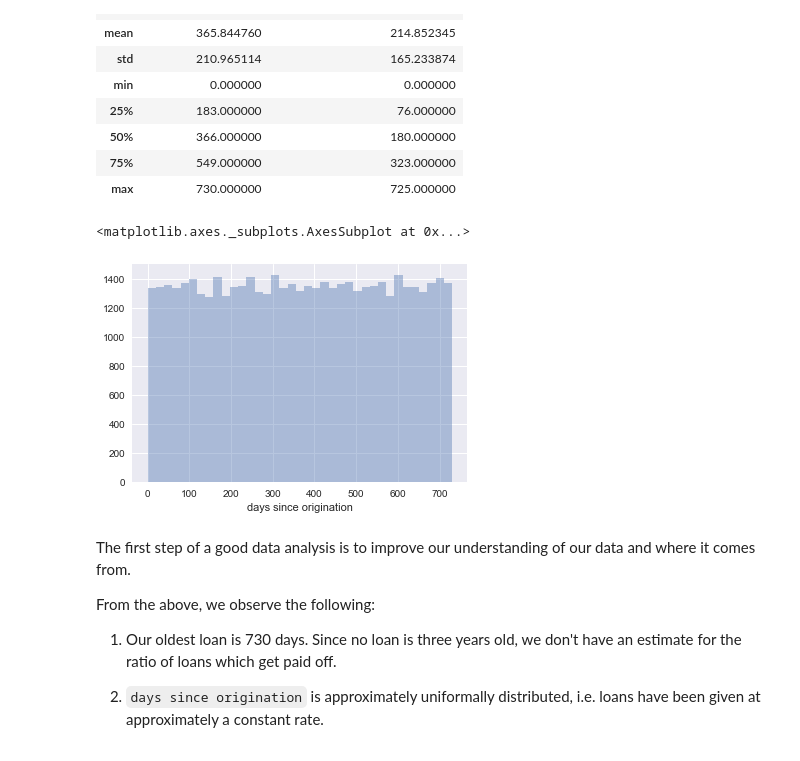
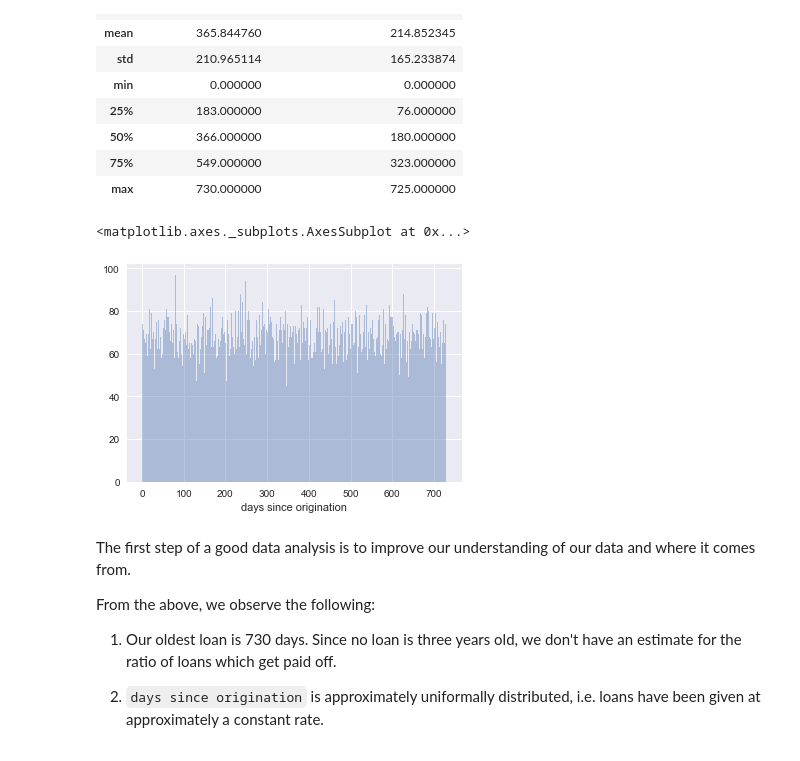
Before and after one commit to welsny/loan-survivorship, a Jupyter notebook: Untitled.ipynb, the cells around one changed output. Saved outputs shown, nothing was run; the diff lists cells and outputs as text; code cells hidden in the pictures.

```diff
--- a/Untitled.ipynb
+++ b/Untitled.ipynb
@@ -28,10 +30,10 @@ lt.describe()
 # %%
 3305/50000
 
-sns.distplot(lt['days since origination'], kde=False)
+sns.distplot(lt['days since origination'], bins=731, kde=False)
 # %% [output]
 <matplotlib.axes._subplots.AxesSubplot at 0x...>
-[figure, old version]
+[figure, new version]
 # %% [markdown]
 The first step of a good data analysis is to improve our understanding of our data and where it comes from.
 
```
Also changed, not shown: parts of 27 cells of this notebook.
